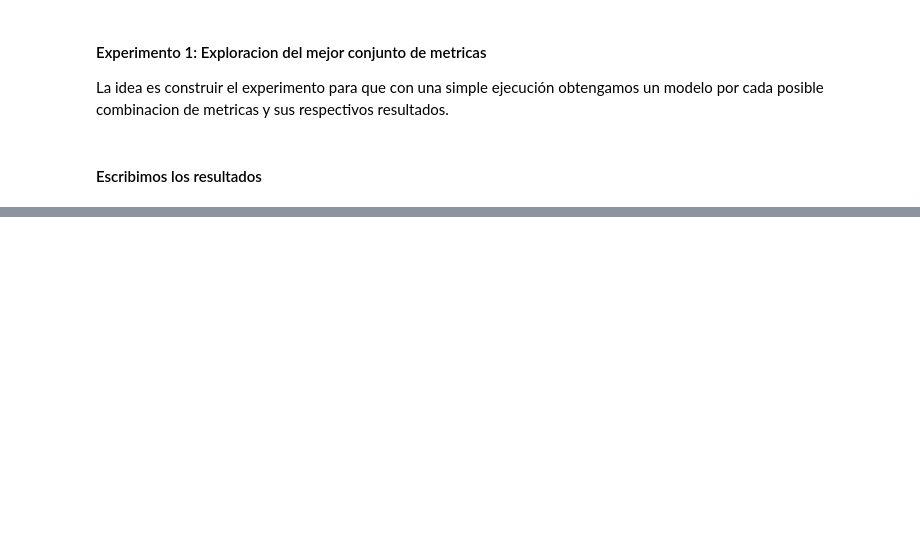
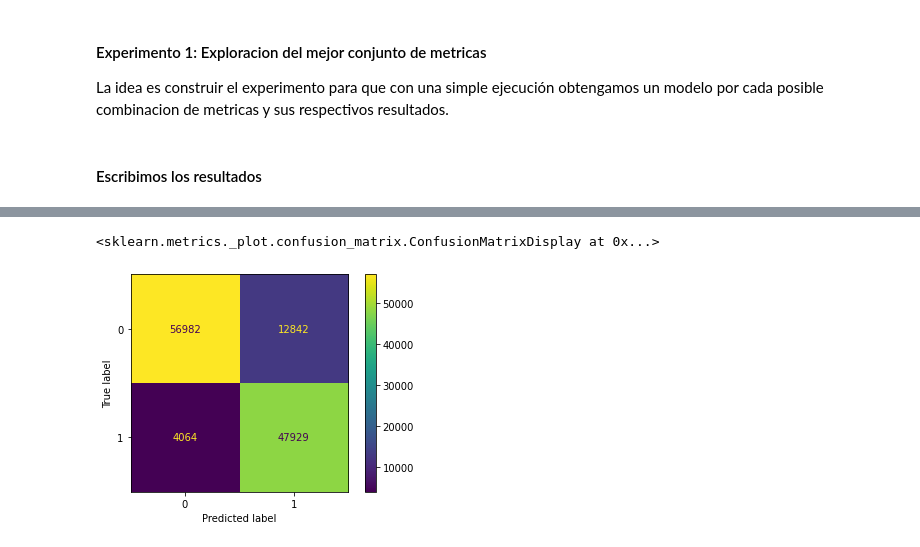
Before and after one commit to vidyc/Driver-Drowsiness-Detection-TFG, a Jupyter notebook: Analisis_modelos.ipynb, the cells around one changed output, grey strips where cells are left out. Cells and saved outputs as stored; diff of their text form; code cells hidden in the pictures; blank space fills up the shorter version.

```diff
--- a/Analisis_modelos.ipynb
+++ b/Analisis_modelos.ipynb
@@ -619,5 +202,5 @@ file.close()
 # %%
-model_features = ['perclos', 'current_time_closed_eyes', 'yawns_per_minute', 'head_nods_per_minute', 'mean_blink_time']
+model_features = ["ear", "mar", "pitch", 'perclos', 'current_time_closed_eyes', 'yawns_per_minute', 'head_nods_per_minute']
 x_train = train_big_df_nonull[model_features]
 y_train = train_big_df_nonull[label]
 x_test = test_big_df_nonull[model_features]
@@ -627,22 +227,49 @@ y_test = test_big_df_nonull[label]
 # %%
+data_type = ""
+x_train_data = x_train
+x_test_data = x_test
+if data_type == "normalized":
+    x_train_data = x_train_normalized
+    x_test_data = x_test_normalized
+elif data_type == "standardized":
+    x_train_data = x_train_transformed
+    x_test_data = x_test_normalized
+
 mod = "lgb"
 if mod == "lgb":
     model = lgb.LGBMClassifier(
         boosting_type="gbdt",
-        num_leaves=40,
+        num_leaves=1820,
         num_iterations=1000,
-        learning_rate=0.001,
-        verbosity=1,
+        n_estimators=10000,
+        max_depth=9,
+        min_data_in_leaf=200,
+        lambda_l1=100,
+        lambda_l2=50,
+        min_split_gain=6.23386152668858,
+        bagging_fraction=0.2,
+        baggin_freq=1,
+        feature_fraction=0.9,
+        learning_rate=0.2877383794743792,
+        verbosity=-1,
         #early_stopping=20,
     )
     file = "lgb_models/lgb_model_0.joblib"
 elif mod == "svm":
     model = svm.SVC(kernel="linear")
     file = "svm_model_0.joblib"
-model.fit(x_train, y_train)
+elif mod == "knn":
+    model = KNeighborsClassifier(n_neighbors=30)
+    file = "knn_model_0.joblib"
+elif mod == "reg":
+    model = LogisticRegression(random_state=0, solver="saga", penalty="elasticnet", l1_ratio=0)
+    file = "logreg_model_0.joblib"
+
+# eval_set=[(x_test_data, y_test)], callbacks=[lgb.early_stopping(stopping_rounds=5)]
+model.fit(x_train_data, y_train)
 dump(model, file)
-y_pred = model.predict(x_train)
+y_pred = model.predict(x_train_data)
 print(classification_report(y_train, y_pred))
-y_pred2 = model.predict(x_test)
+y_pred2 = model.predict(x_test_data)
 print(classification_report(y_test, y_pred2))
 # %% [output]
@@ -665,0 +317,5 @@ weighted avg       0.88      0.86      0.86     11169
+# %%
+ConfusionMatrixDisplay.from_predictions(y_test, y_pred2)
+# %% [output]
+<sklearn.metrics._plot.confusion_matrix.ConfusionMatrixDisplay at 0x...>
+[figure, added]
```
Also changed, not shown: parts of 50 cells of this notebook, 8 other files.
